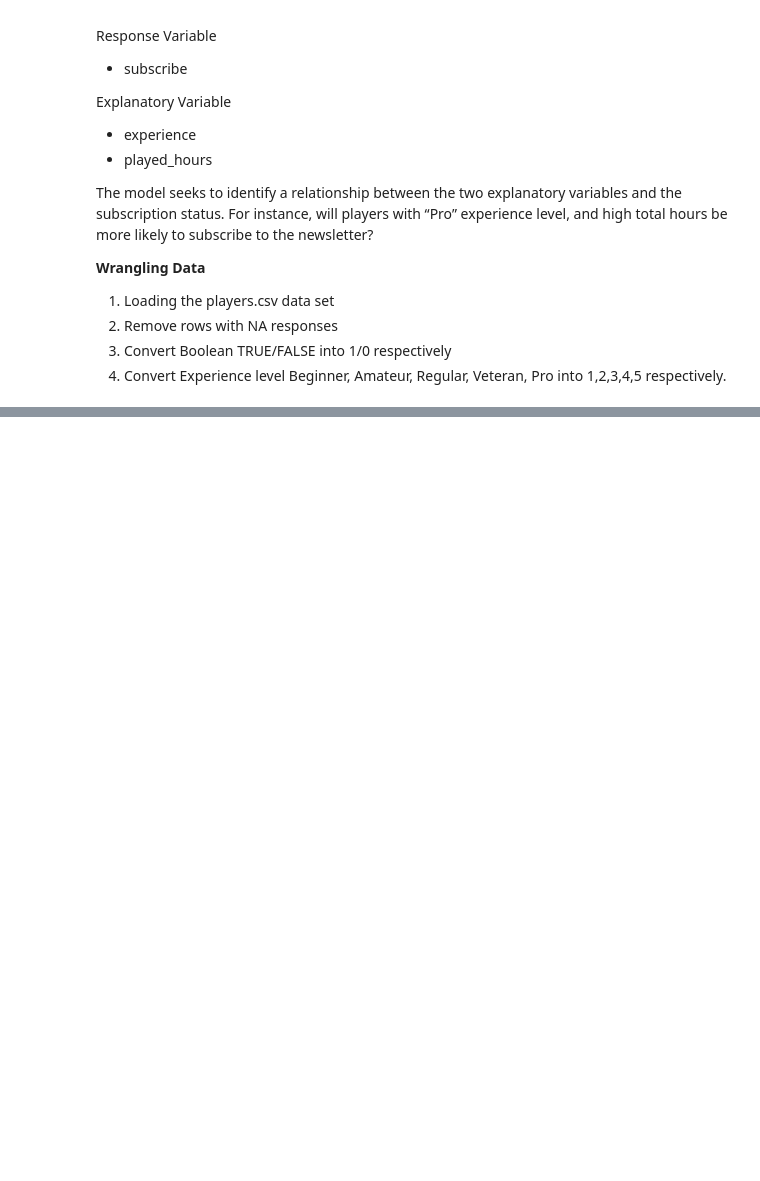
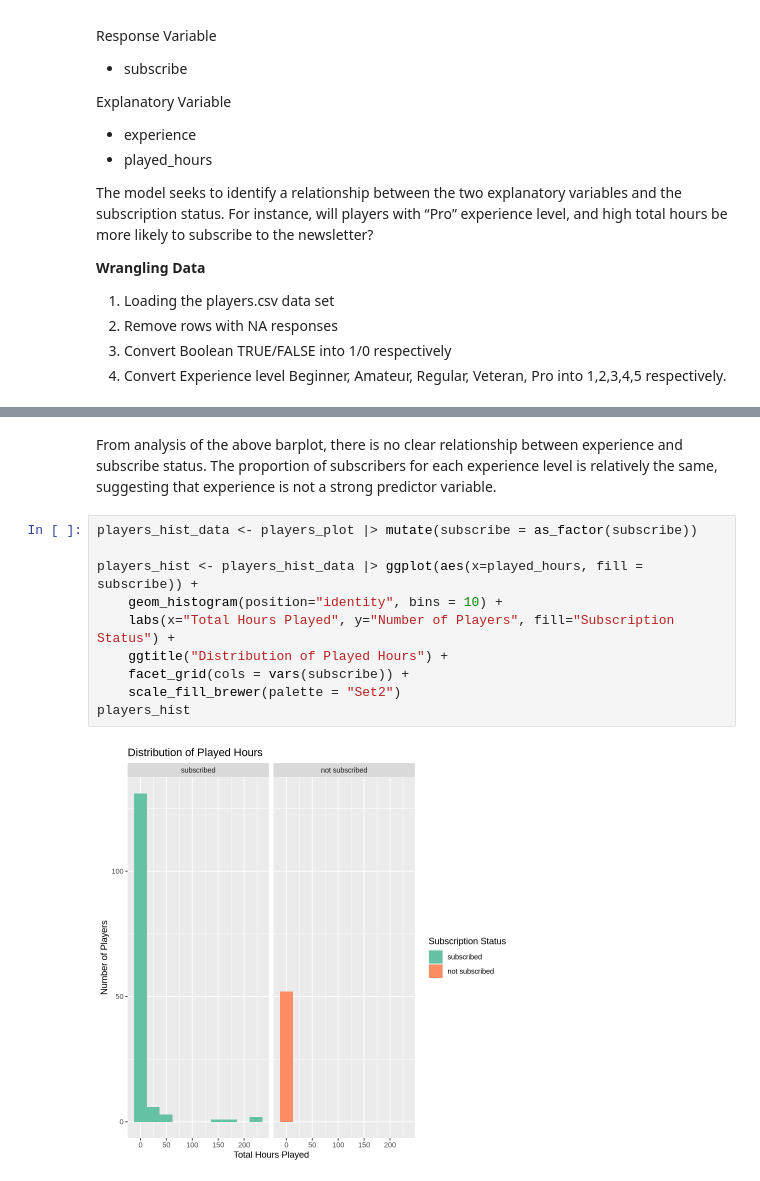
Before and after one commit to ivanchau1/dsci-project, a Jupyter notebook: Proposal.ipynb, the cells around one changed output, grey strips where cells are left out. Drawn from its saved outputs; the diff is of its cells as text; blank space fills up the shorter version.

```diff
--- a/Proposal.ipynb
+++ b/Proposal.ipynb
@@ -102,0 +186,14 @@ Explanatory Variable
+# %% [markdown]
+From analysis of the above barplot, there is no clear relationship between experience and subscribe status. The proportion of subscribers for each experience level is relatively the same, suggesting that experience is not a strong predictor variable.
+# %%
+players_hist_data <- players_plot |> mutate(subscribe = as_factor(subscribe))
+
+players_hist <- players_hist_data |> ggplot(aes(x=played_hours, fill = subscribe)) +
+    geom_histogram(position="identity", bins = 10) +
+    labs(x="Total Hours Played", y="Number of Players", fill="Subscription Status") +
+    ggtitle("Distribution of Played Hours") +
+    facet_grid(cols = vars(subscribe)) +
+    scale_fill_brewer(palette = "Set2")
+players_hist
+# %% [output]
+[figure, added]
```
Also changed, not shown: parts of 14 cells of this notebook.
